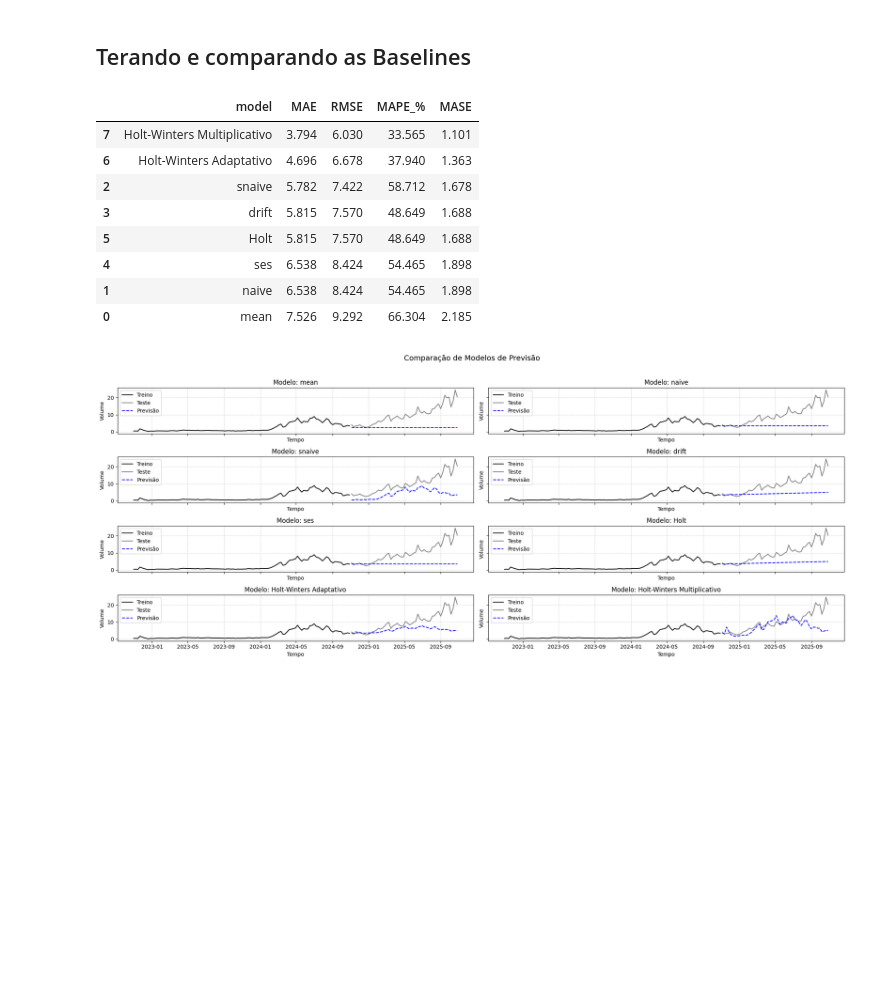
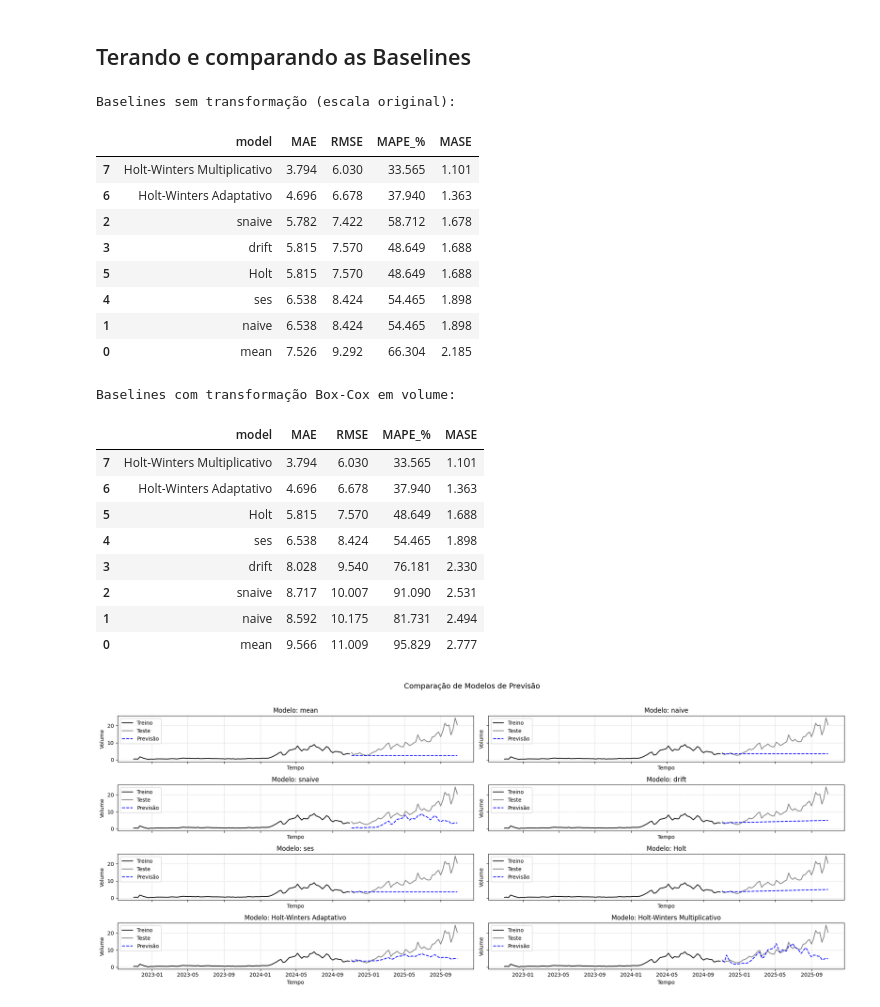
Before and after one commit to GuilhermeCastilho02/Series-Temporais-A2, a Jupyter notebook: trabalho_a2.ipynb, the cells around one changed output. Saved outputs shown, nothing was run; the diff lists cells and outputs as text; code cells hidden in the pictures; blank space fills up the shorter version.

Commit message:
Display metrics with transformations

```diff
--- a/trabalho_a2.ipynb
+++ b/trabalho_a2.ipynb
@@ -190,14 +192,19 @@ def fit_pred(strategy, sp=1):
     return f.predict(fh)
 
 def calculate_metrics(name_model, yhat, y_te=y_te):
+    """Calcula métricas ignorando os índices das séries (evita UserWarning do sktime)."""
     mase_metric = MeanAbsoluteScaledError(sp=52)
+
+    y_true_arr = np.asarray(y_te)
+    y_pred_arr = np.asarray(yhat)
+    y_train_arr = np.asarray(y_tr)
 
     row = {
         "model": name_model,
-        "MAE":  mean_absolute_error(y_te, yhat),
-        "RMSE": mean_squared_error(y_te, yhat, square_root=True),
-        "MAPE_%": mean_absolute_percentage_error(y_te, yhat) * 100,
-        "MASE": mase_metric(y_te, yhat, y_train=y_tr),
+        "MAE":  mean_absolute_error(y_true_arr, y_pred_arr),
+        "RMSE": mean_squared_error(y_true_arr, y_pred_arr, square_root=True),
+        "MAPE_%": mean_absolute_percentage_error(y_true_arr, y_pred_arr) * 100,
+        "MASE": mase_metric(y_true_arr, y_pred_arr, y_train=y_train_arr),
     }
 
     return row
@@ -234,34 +241,78 @@ hw_mul_pred = hw_mul_fit.forecast(h)
 # %%
 target_name = y_te.name
 
+# ------- Baselines na escala original -------
 preds = {
     "mean":  fit_pred("mean", sp=1),
     "naive": fit_pred("last", sp=1),
     "snaive": fit_pred("last", sp=52),   # sazonal
     "drift": fit_pred("drift", sp=1),
     "ses": pd.Series(ses_pred, index=y_te.index, name=target_name),
     "Holt": pd.Series(holt_pred, index=y_te.index, name=target_name),
     "Holt-Winters Adaptativo": pd.Series(hw_pred, index=y_te.index, name=target_name),
     "Holt-Winters Multiplicativo": pd.Series(hw_mul_pred, index=y_te.index, name=target_name)
 }
 
 metrics = []
 for name, yhat in preds.items():
     row = calculate_metrics(name, yhat)
     metrics.append(row)
 
 baseline_metrics = pd.DataFrame(metrics).sort_values("RMSE").round(3)
-baseline_metrics
+
+# ------- Baselines após transformação Box-Cox -------
+y_bc = prison["volume_bc"].sort_index()
+y_bc = y_bc.asfreq(pd.infer_freq(y_bc.index) or "W")
+
+y_tr_bc, y_te_bc = y_bc.iloc[:-h], y_bc.iloc[-h:]
+
+fh_bc = ForecastingHorizon(np.arange(1, h + 1), is_relative=True)
+
+preds_bc = {
+    "mean":  fit_pred_bc("mean", sp=1),
+    "naive": fit_pred_bc("last", sp=1),
+    "snaive": fit_pred_bc("last", sp=52),   # sazonal
+    "drift": fit_pred_bc("drift", sp=1),
+    "ses": pd.Series(ses_pred, index=y_te.index, name=target_name),
+    "Holt": pd.Series(holt_pred, index=y_te.index, name=target_name),
+    "Holt-Winters Adaptativo": pd.Series(hw_pred, index=y_te.index, name=target_name),
+    "Holt-Winters Multiplicativo": pd.Series(hw_mul_pred, index=y_te.index, name=target_name)
+}
+
+metrics_bc = []
+for name, yhat_bc in preds_bc.items():
+    row = calculate_metrics(name, yhat_bc)
+    metrics_bc.append(row)
+
+metrics_baselines_bc = pd.DataFrame(metrics_bc).sort_values("RMSE").round(3)
+
+# Mostrar as duas tabelas na mesma célula
+print("Baselines sem transformação (escala original):")
+display(baseline_metrics)
+
+print("\nBaselines com transformação Box-Cox em volume:")
+display(metrics_baselines_bc)
 # %% [output]
+Baselines sem transformação (escala original):
 |  | model | MAE | RMSE | MAPE_% | MASE |
 | 7 | Holt-Winters Multiplicativo | 3.794 | 6.030 | 33.565 | 1.101 |
 | 6 | Holt-Winters Adaptativo | 4.696 | 6.678 | 37.940 | 1.363 |
 | 2 | snaive | 5.782 | 7.422 | 58.712 | 1.678 |
 | 3 | drift | 5.815 | 7.570 | 48.649 | 1.688 |
 | 5 | Holt | 5.815 | 7.570 | 48.649 | 1.688 |
 | 4 | ses | 6.538 | 8.424 | 54.465 | 1.898 |
 | 1 | naive | 6.538 | 8.424 | 54.465 | 1.898 |
 | 0 | mean | 7.526 | 9.292 | 66.304 | 2.185 |
+Baselines com transformação Box-Cox em volume:
+|  | model | MAE | RMSE | MAPE_% | MASE |
+| 7 | Holt-Winters Multiplicativo | 3.794 | 6.030 | 33.565 | 1.101 |
+| 6 | Holt-Winters Adaptativo | 4.696 | 6.678 | 37.940 | 1.363 |
+| 5 | Holt | 5.815 | 7.570 | 48.649 | 1.688 |
+| 4 | ses | 6.538 | 8.424 | 54.465 | 1.898 |
+| 3 | drift | 8.028 | 9.540 | 76.181 | 2.330 |
+| 2 | snaive | 8.717 | 10.007 | 91.090 | 2.531 |
+| 1 | naive | 8.592 | 10.175 | 81.731 | 2.494 |
+| 0 | mean | 9.566 | 11.009 | 95.829 | 2.777 |
 # %%
 fig, axes = plt.subplots(4, 2, figsize=(20, 8), sharex=True, sharey=True)
 axes = axes.flatten()
```
Also changed, not shown: parts of 1 cell of this notebook.
